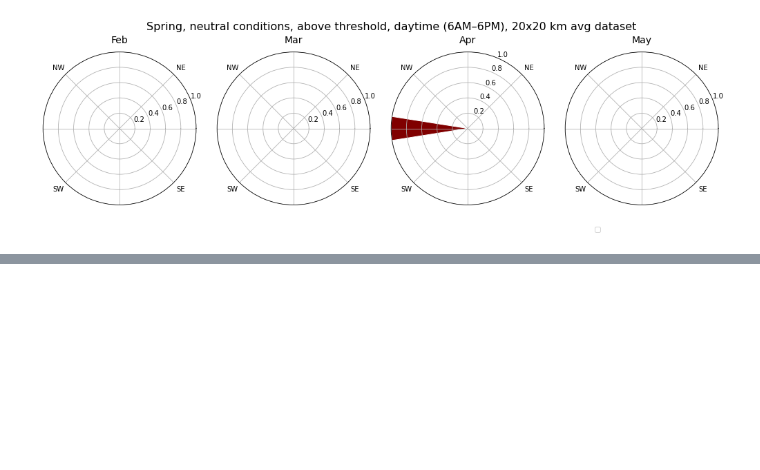
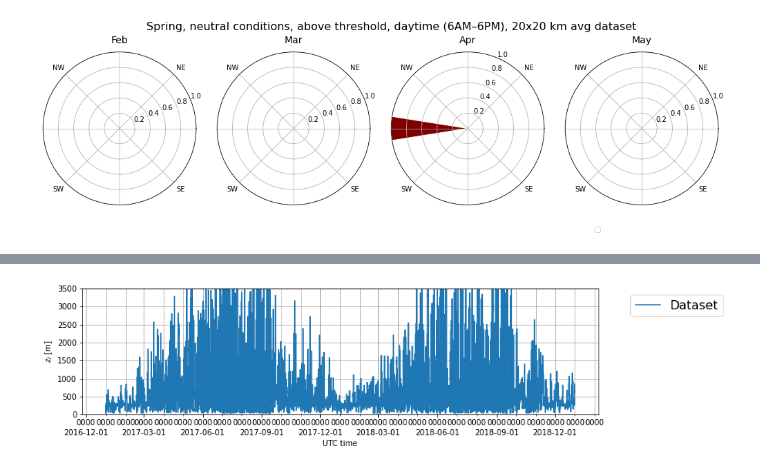
Before and after one commit to rthedin/assessment, a Jupyter notebook: datasets/WINDToolkit/WTKupdate2017_2018.ipynb, the cells around one changed output, grey strips where cells are left out. Cells and saved outputs as stored; diff of their text form; code cells hidden in the pictures; blank space fills up the shorter version.

```diff
--- a/datasets/WINDToolkit/WTKupdate2017_2018.ipynb
+++ b/datasets/WINDToolkit/WTKupdate2017_2018.ipynb
@@ -1319,0 +1497,16 @@ print('\n\n')
+# %%
+fig, ax = plot_timehistory_at_height(
+    df20km,
+    fields=['z_i'],
+    heights=0,
+    #timelimits=[datefrom, dateto],
+    fieldlabels={'z_i':r'$z_i$ [m]'},
+    fieldlimits={'z_i':[0,3500]},
+    showlegend=True,
+    #plot_local_time=True,
+    #local_time_offset=-7,
+)
+ax.xaxis.set_major_locator(mdates.MonthLocator(interval=3))
+ax.xaxis.set_minor_locator(mdates.MonthLocator(interval=1))
+# %% [output]
+[figure, added]
```
Also changed, not shown: parts of 29 cells of this notebook, 4 other files.
